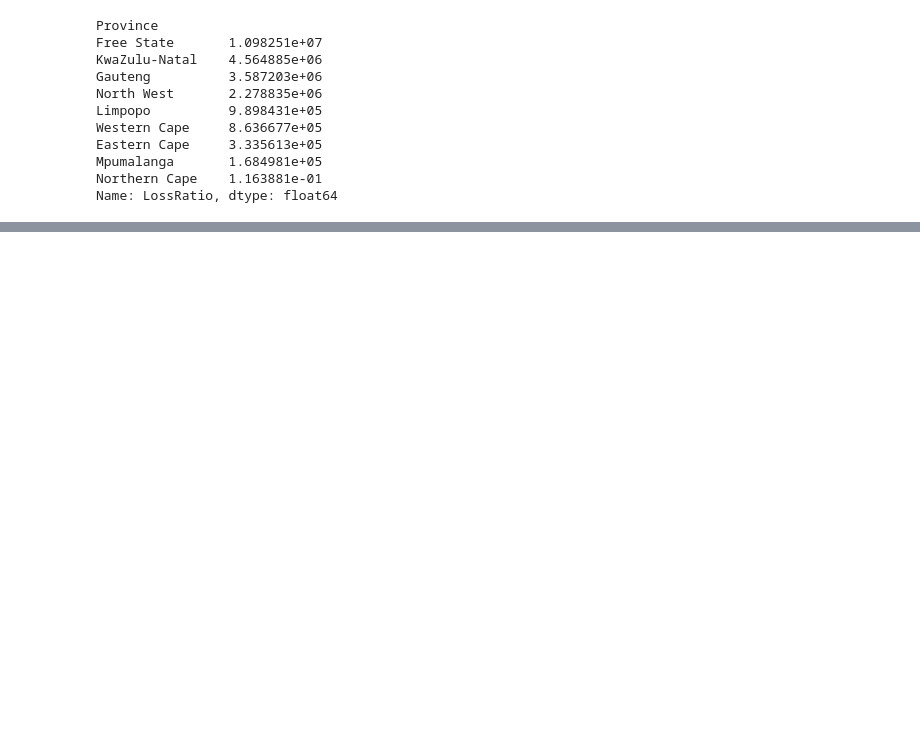
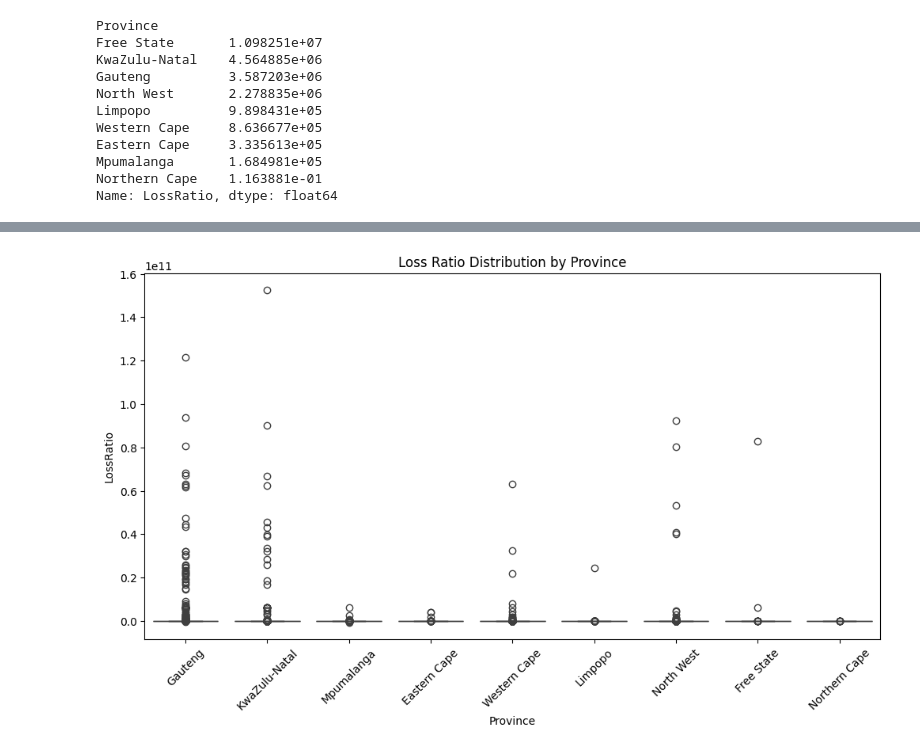
Before and after one commit to lhiwi/acis-insurance-project, a Jupyter notebook: notebooks/hypothesis_testing.ipynb, the cells around one changed output, grey strips where cells are left out. Saved outputs shown, nothing was run; the diff lists cells and outputs as text; code cells hidden in the pictures; blank space fills up the shorter version.

```diff
--- a/notebooks/hypothesis_testing.ipynb
+++ b/notebooks/hypothesis_testing.ipynb
@@ -110,0 +139,9 @@ plt.show()
+# %%
+# Boxplot of LossRatio by Province
+plt.figure(figsize=(12, 6))
+sns.boxplot(x="Province", y="LossRatio", data=data)
+plt.xticks(rotation=45)
+plt.title("Loss Ratio Distribution by Province")
+plt.show()
+# %% [output]
+[figure, added]
```
Also changed, not shown: parts of 11 cells of this notebook.
